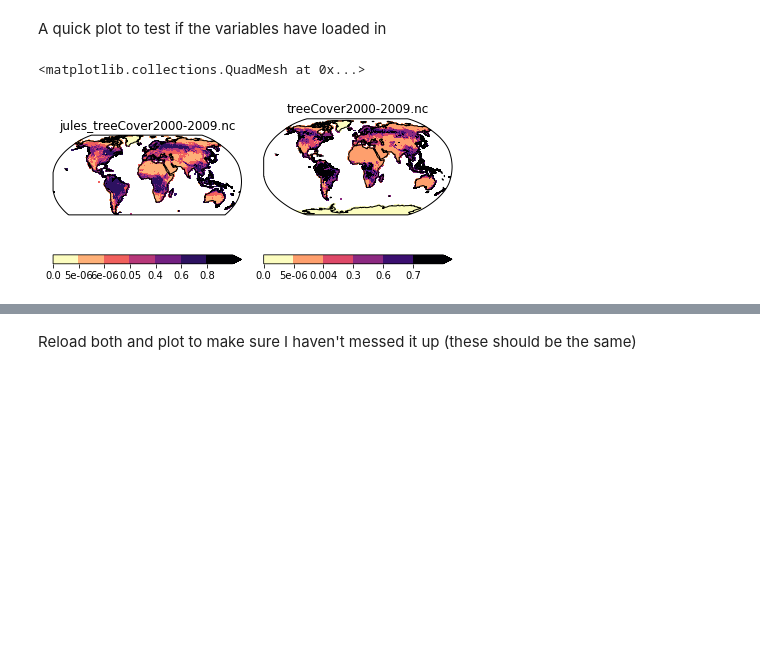
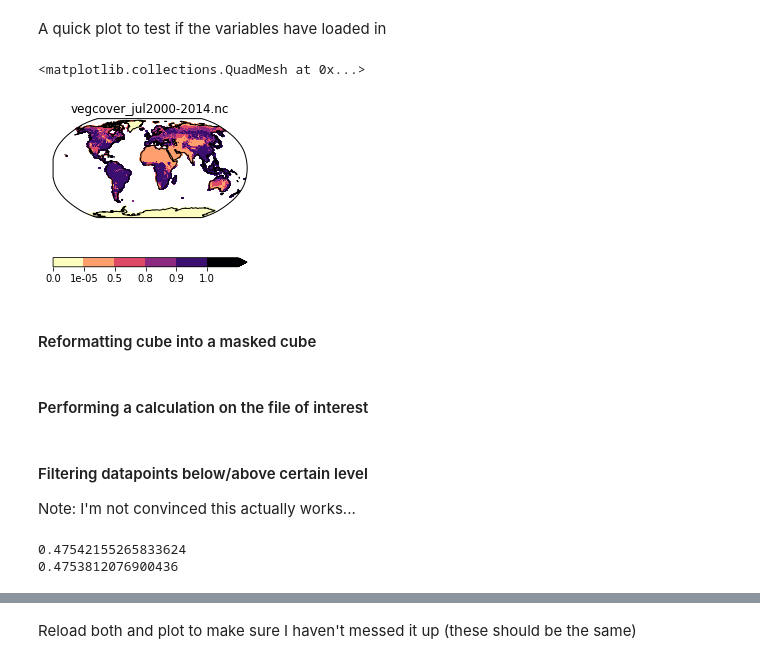
Before and after one commit to douglask3/UKESM-ConFire, a Jupyter notebook: notebooks/formatting_files.ipynb, the cells around one changed output, grey strips where cells are left out. Drawn from its saved outputs; the diff is of its cells as text; code cells hidden in the pictures; blank space fills up the shorter version.

```diff
--- a/notebooks/formatting_files.ipynb
+++ b/notebooks/formatting_files.ipynb
@@ -24,35 +27,37 @@ from   libs.plot_maps    import *
 A short script which is useful for reformatting files
 # %%
 # Give location of file you want to change:
-dir = "../data/UKESM/retrieved_codes/2000-2009/"
-name = 'treeCover'
-file = 'jules_' + name + "2000-2009.nc"
+dir = "../data/UKESM/retrieved_codes/jul2000-jun2014/"
+name = 'vegcover'
+file =  name + '_jul' + "2000-2014.nc"
 
 # ...and load it in:
 pop_sim = iris.load_cube(dir + file)
 
 # And where you want it saved: (this is currently set to the same place as it's loaded in)
-dir_out = "../data/UKESM/retrieved_codes/2000-2009/"
-outfile = 'jules' + name + "2000-2009_v2"
+dir_out = "../data/UKESM/retrieved_codes/jul2000-jun2014/"
+outfile = 'vegcover_seed' + "2000-2014"
 
 
 # If a template is required, give the location of it here:
-dir_m = "../data/UKESM/retrieved_codes/2000-2009/"
-file_m = name + "2000-2009.nc"
+# dir_m = "../data/UKESM/retrieved_codes/2000-2014/"
+# file_m = name + "2000-2009.nc"
 
-# And load it in:
-mask = iris.load_cube(dir_m + file_m)
+# # And load it in:
+# mask = iris.load_cube(dir_m + file_m)
 # %% [markdown]
 A quick plot to test if the variables have loaded in
 # %%
 sim = pop_sim.collapsed('time', iris.analysis.MEAN)
-m = mask.collapsed('time', iris.analysis.MEAN)
+# m = mask.collapsed('time', iris.analysis.MEAN)
 
 sim.long_name = file
-m.long_name = file_m
+# m.long_name = file_m
 plot_lonely_cube(sim, 1, 2, 1, cmap="magma_r", levels= None)
-plot_lonely_cube(m, 1, 2, 2, cmap="magma_r", levels= None)
+# plot_lonely_cube(m, 1, 2, 2, cmap="magma_r", levels= None)
 # %% [output]
 <matplotlib.collections.QuadMesh at 0x...>
-[figure, old version]
+[figure, new version]
+# %% [markdown]
+#### Reformatting cube into a masked cube
 # %%
@@ -60,0 +66,2 @@ adj_sim.data = pop_sim.data
+# %% [markdown]
+#### Performing a calculation on the file of interest
@@ -60,0 +70,4 @@ adj_sim.data = pop_sim.data
+# %% [markdown]
+#### Filtering datapoints below/above certain level
+
+Note: I'm not convinced this actually works...
@@ -60,0 +88,9 @@ adj_sim.data = pop_sim.data
+# %%
+adj = pop_sim.copy()
+print(adj.data.mean())
+for i in range(len(pop_sim.coord('time').points)):
+    adj.data[i][pop_sim[i].data < 0.01] = 0
+print(adj.data.mean())
+# %% [output]
+0.47542155265833624
+0.4753812076900436
```
Also changed, not shown: parts of 8 cells of this notebook, 8 other files.
